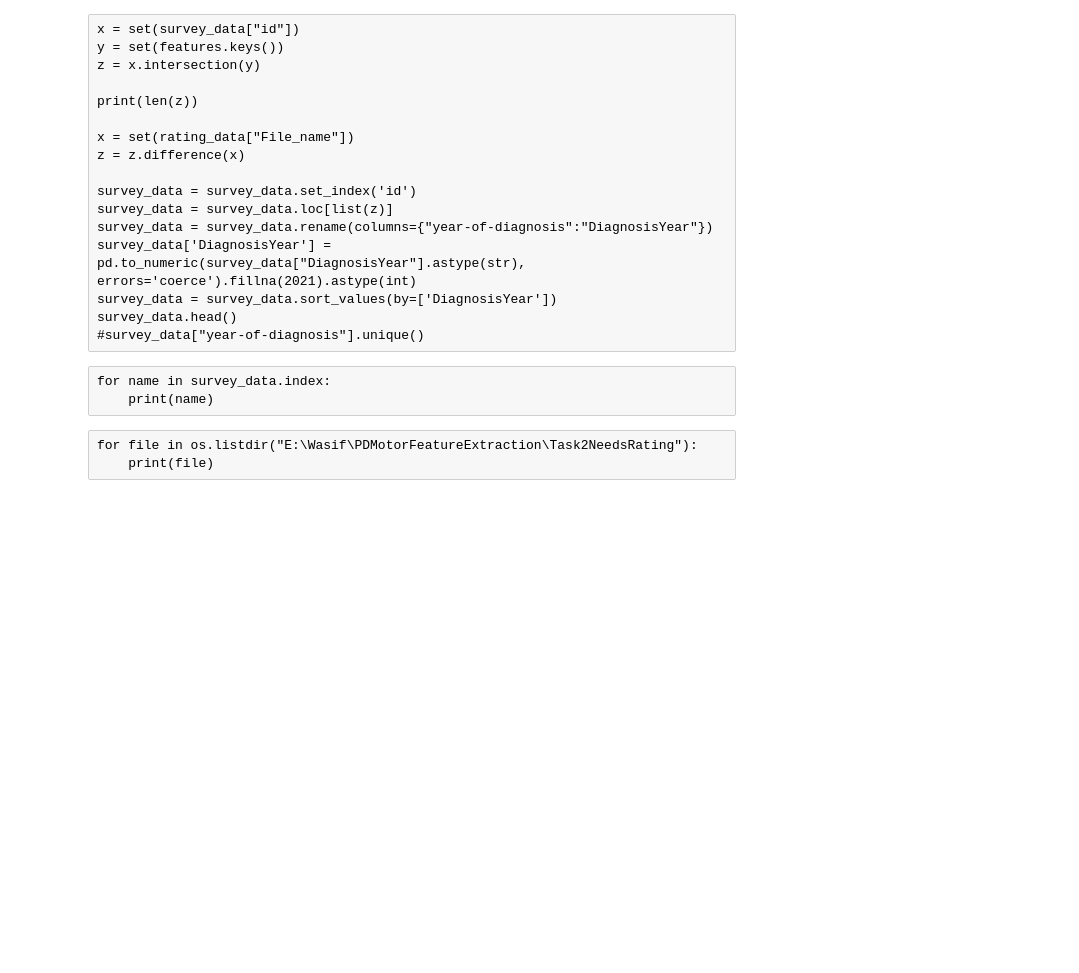
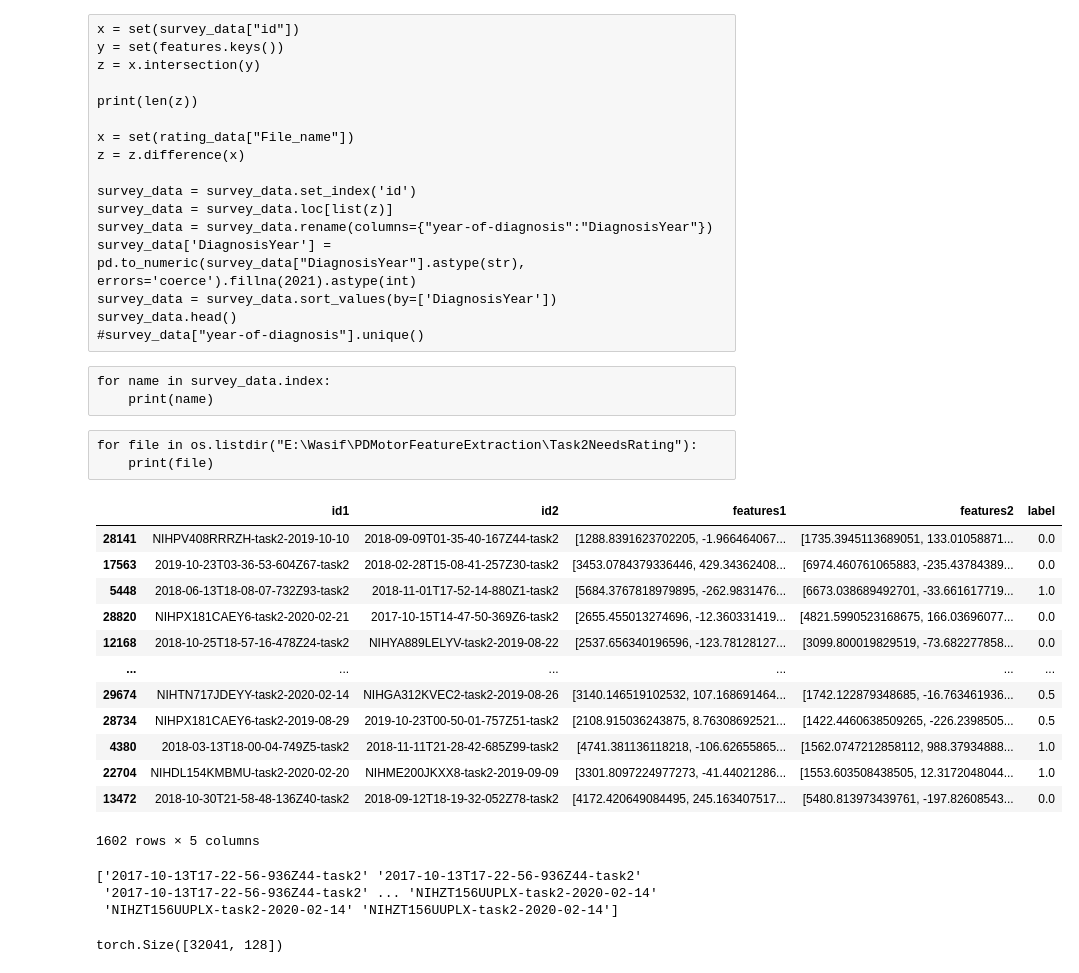
Before and after one commit to saiful1105020/park_motor, a Jupyter notebook: ML Models/RankingDatasetExploration.ipynb, the cells around one changed output. Saved outputs shown, nothing was run; the diff lists cells and outputs as text; code cells hidden in the pictures; blank space fills up the shorter version.

```diff
--- a/ML Models/RankingDatasetExploration.ipynb
+++ b/ML Models/RankingDatasetExploration.ipynb
@@ -423,3 +423,55 @@ for name in survey_data.index:
 # %% [raw]
 for file in os.listdir("E:\Wasif\PDMotorFeatureExtraction\Task2NeedsRating"):
     print(file)
+# %%
+import numpy as np
+import pandas as pd
+import torch
+from sklearn import preprocessing
+
+TEST_SPLIT = 0.05
+DEV_SPLIT = 0.05
+
+filename = "E:/Saiful/park_motor/data/task2_ranking_dataset.pkl"
+data = pd.read_pickle(filename)
+train, dev, test = np.split(data.sample(frac=1, random_state=42), [int((1.0 - (TEST_SPLIT+DEV_SPLIT))*len(data)), int((1.0 - TEST_SPLIT)*len(data))])
+
+train = train.reset_index()
+test = test.reset_index()
+dev = dev.reset_index()
+#print(dev["features1"][4380])
+
+all_features1 = torch.tensor(dev["features1"], dtype=torch.float)
+# %%
+dev
+# %% [output]
+|  | id1 | id2 | features1 | features2 | label |
+| 28141 | NIHPV408RRRZH-task2-2019-10-10 | 2018-09-09T01-35-40-167Z44-task2 | [1288.8391623702205, -1.966464067... | [1735.3945113689051, 133.01058871... | 0.0 |
+| 17563 | 2019-10-23T03-36-53-604Z67-task2 | 2018-02-28T15-08-41-257Z30-task2 | [3453.0784379336446, 429.34362408... | [6974.460761065883, -235.43784389... | 0.0 |
+| 5448 | 2018-06-13T18-08-07-732Z93-task2 | 2018-11-01T17-52-14-880Z1-task2 | [5684.3767818979895, -262.9831476... | [6673.038689492701, -33.661617719... | 1.0 |
+| 28820 | NIHPX181CAEY6-task2-2020-02-21 | 2017-10-15T14-47-50-369Z6-task2 | [2655.455013274696, -12.360331419... | [4821.5990523168675, 166.03696077... | 0.0 |
+| 12168 | 2018-10-25T18-57-16-478Z24-task2 | NIHYA889LELYV-task2-2019-08-22 | [2537.656340196596, -123.78128127... | [3099.800019829519, -73.682277858... | 0.0 |
+| ... | ... | ... | ... | ... | ... |
+| 29674 | NIHTN717JDEYY-task2-2020-02-14 | NIHGA312KVEC2-task2-2019-08-26 | [3140.146519102532, 107.168691464... | [1742.122879348685, -16.763461936... | 0.5 |
+| 28734 | NIHPX181CAEY6-task2-2019-08-29 | 2019-10-23T00-50-01-757Z51-task2 | [2108.915036243875, 8.76308692521... | [1422.4460638509265, -226.2398505... | 0.5 |
+| 4380 | 2018-03-13T18-00-04-749Z5-task2 | 2018-11-11T21-28-42-685Z99-task2 | [4741.381136118218, -106.62655865... | [1562.0747212858112, 988.37934888... | 1.0 |
+| 22704 | NIHDL154KMBMU-task2-2020-02-20 | NIHME200JKXX8-task2-2019-09-09 | [3301.8097224977273, -41.44021286... | [1553.603508438505, 12.3172048044... | 1.0 |
+| 13472 | 2018-10-30T21-58-48-136Z40-task2 | 2018-09-12T18-19-32-052Z78-task2 | [4172.420649084495, 245.163407517... | [5480.813973439761, -197.82608543... | 0.0 |
+1602 rows × 5 columns
+# %%
+le = preprocessing.LabelEncoder()
+le.classes_ = np.load("file_id_to_numbers.npy", allow_pickle=True)
+id1 = torch.as_tensor(le.transform(data["id1"]))
+id2 = torch.as_tensor(le.transform(data["id2"]))
+
+file_ids = le.inverse_transform(id1)
+print(file_ids)
+# %% [output]
+['2017-10-13T17-22-56-936Z44-task2' '2017-10-13T17-22-56-936Z44-task2'
+ '2017-10-13T17-22-56-936Z44-task2' ... 'NIHZT156UUPLX-task2-2020-02-14'
+ 'NIHZT156UUPLX-task2-2020-02-14' 'NIHZT156UUPLX-task2-2020-02-14']
+# %%
+all_features1 = torch.tensor(data["features1"])
+print(all_features1.shape)
+# %% [output]
+torch.Size([32041, 128])
```
Also changed, not shown: 9 other files.
